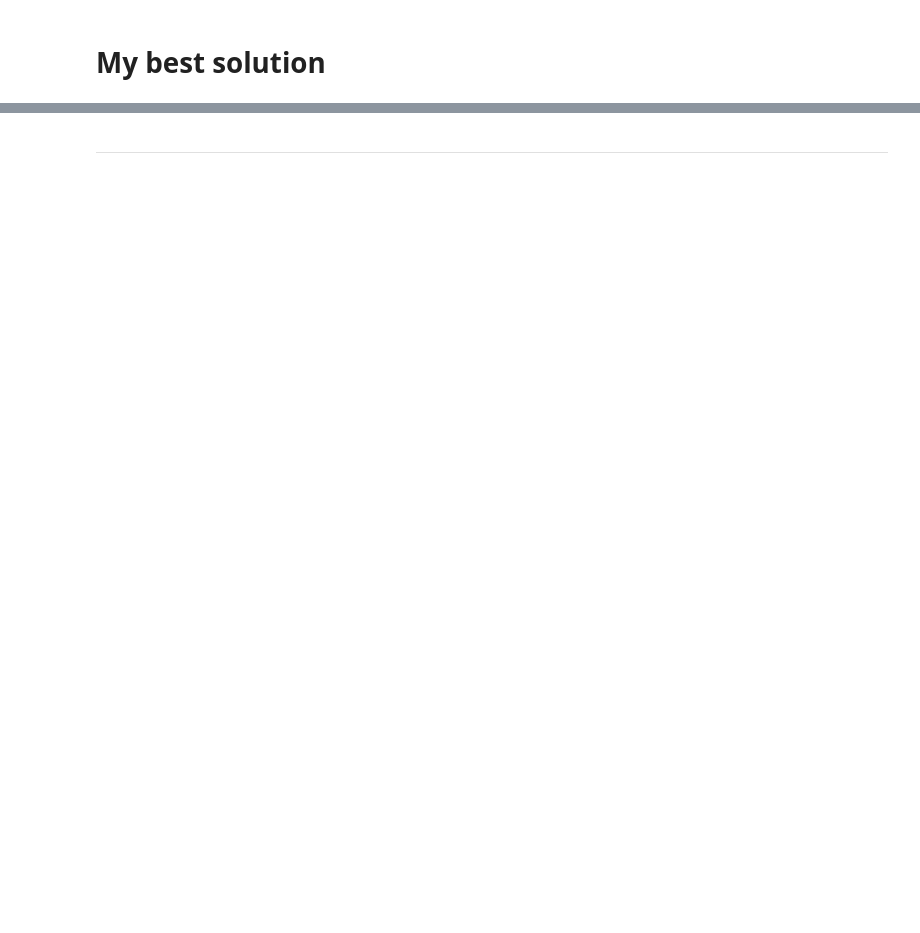
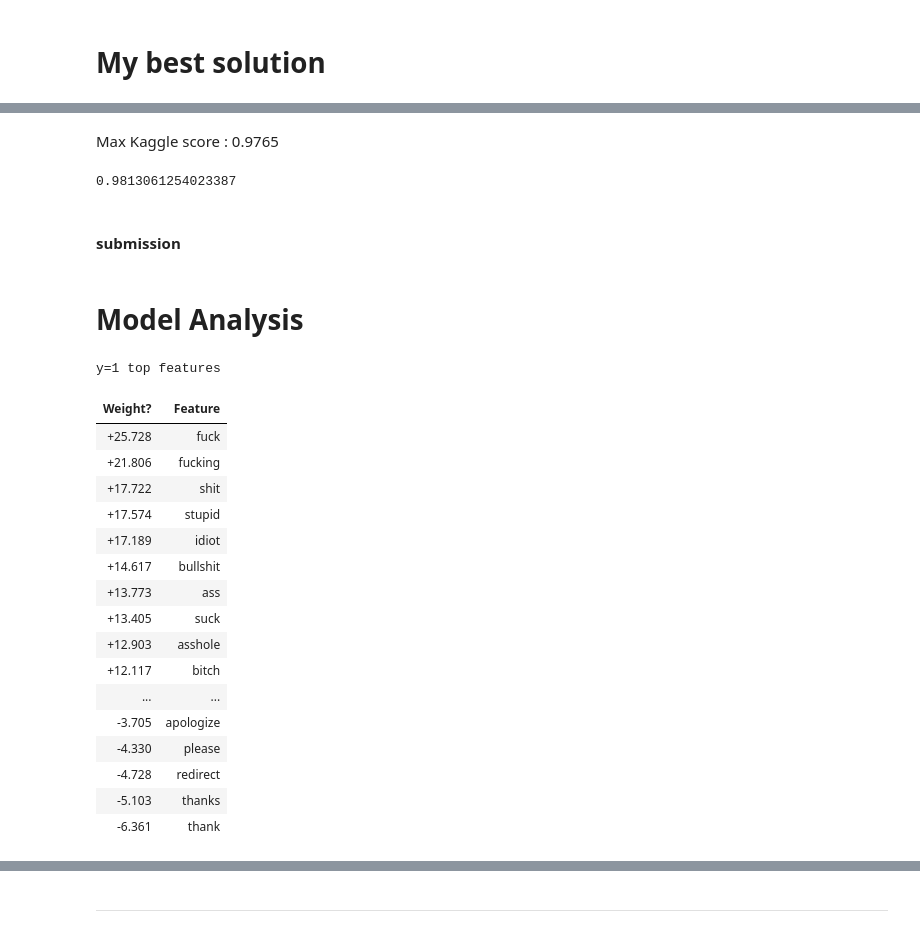
Before and after one commit to BigTransistor/UDScourse_tasks, a Jupyter notebook: homework_2/my_hw2.ipynb, the cells around one changed output, grey strips where cells are left out. Cells and saved outputs as stored; diff of their text form; code cells hidden in the pictures; blank space fills up the shorter version.

```diff
--- a/homework_2/my_hw2.ipynb
+++ b/homework_2/my_hw2.ipynb
@@ -108,0 +166,3 @@ LogisticRegression(C=2.3, class_weight=None, dual=False, fit_intercept=True,
+# %%
+targ = 'insult'
+classifier[targ] = LogisticRegression(C =2 , solver ='sag' , n_jobs =-1  )
@@ -108,0 +177,9 @@ LogisticRegression(C=2.3, class_weight=None, dual=False, fit_intercept=True,
+# %%
+targ = 'identity_hate'
+vectorizer[targ] = TfidfVectorizer( binary= True , min_df = 3,  lowercase=True , ngram_range= (1,1) )
+vectorizer[targ].fit(all_text)
+train_features[targ] = vectorizer[targ].transform(train_text)
+#test_features[targ] = vectorizer[targ].transform(test_text)
+# %%
+targ = 'identity_hate'
+classifier[targ] = LogisticRegression(C =2 , solver ='sag' , n_jobs =-1  )
@@ -108,0 +194,40 @@ LogisticRegression(C=2.3, class_weight=None, dual=False, fit_intercept=True,
+# %% [markdown]
+Max Kaggle score : 0.9765
+# %%
+np.mean([score[el] for el in class_names ])
+# %% [output]
+0.9813061254023387
+# %% [markdown]
+#### submission
+# %%
+submission = pd.DataFrame.from_dict({'id': test['id']})
+for class_name in class_names:
+    test_features[class_name] = vectorizer[class_name].transform(test_text)
+    classifier[class_name].fit( train_features[class_name] , train[class_name])
+    submission[class_name] = classifier[class_name].predict_proba(test_features[class_name])[:, 1]
+submission.to_csv('submission.csv', index=False)
+# %% [markdown]
+# Model Analysis
+# %%
+target = 'toxic'
+lr = classifier[target].fit(train_features[target] , train[target] )
+eli5.explain_weights(lr , top = (100 , 100), feature_names = vectorizer[target].get_feature_names()  )
+# %% [output]
+y=1 top features
+| Weight? | Feature |
+| +25.728 | fuck |
+| +21.806 | fucking |
+| +17.722 | shit |
+| +17.574 | stupid |
+| +17.189 | idiot |
+| +14.617 | bullshit |
+| +13.773 | ass |
+| +13.405 | suck |
+| +12.903 | asshole |
+| +12.117 | bitch |
+| ... | ... |
+| -3.705 | apologize |
+| -4.330 | please |
+| -4.728 | redirect |
+| -5.103 | thanks |
+| -6.361 | thank |
```
Also changed, not shown: parts of 50 cells of this notebook.
